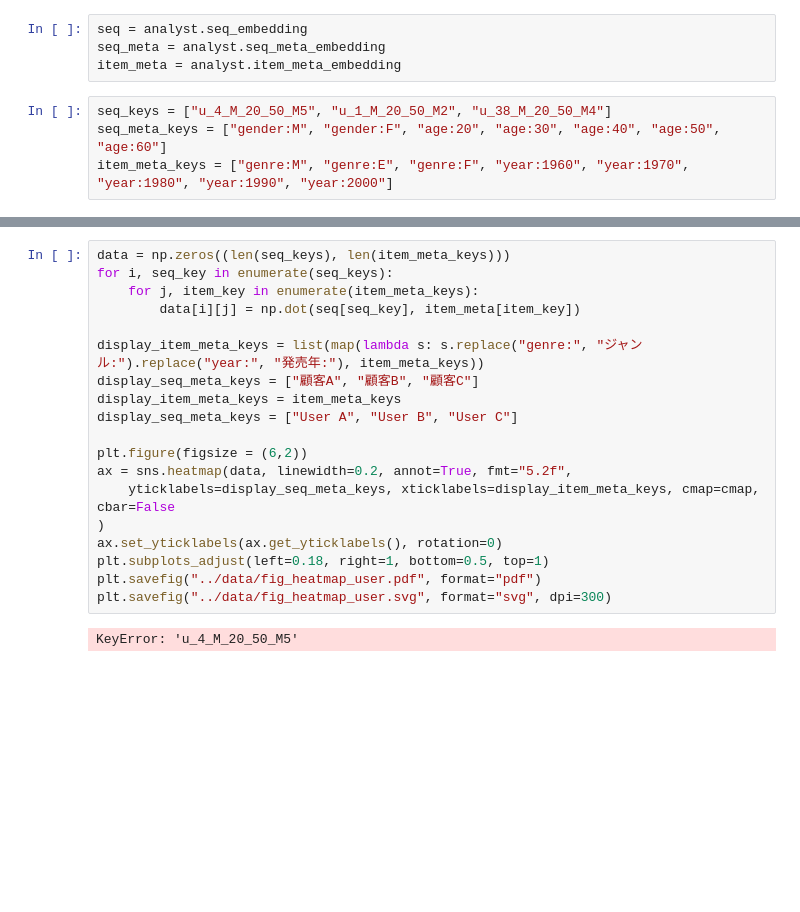
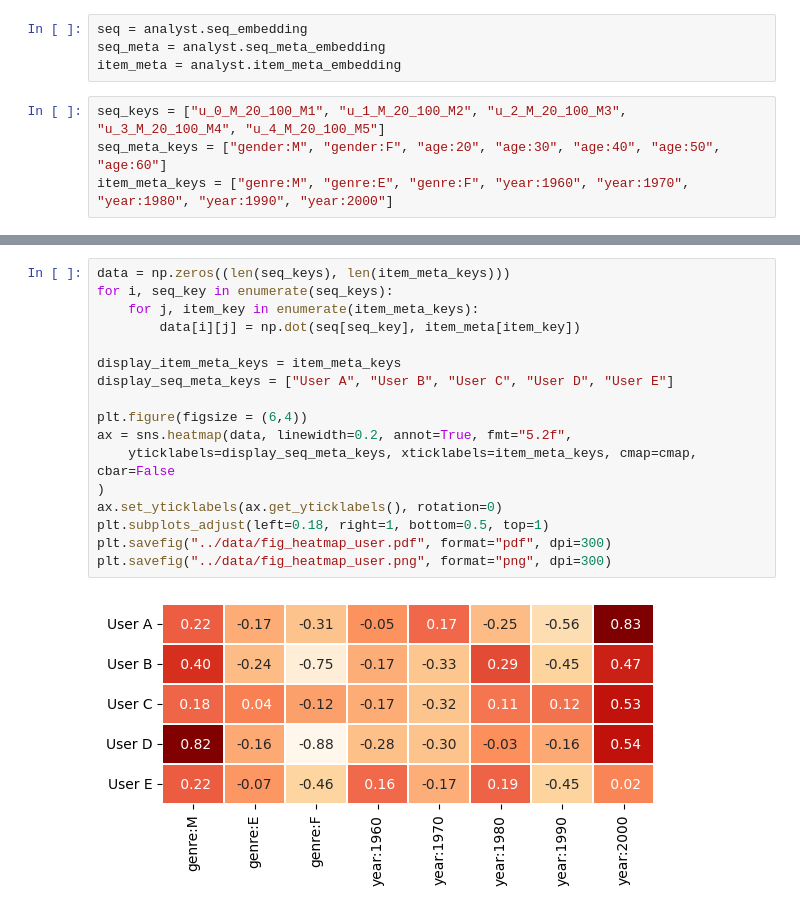
Before and after one commit to tishii2479/aau2v, a Jupyter notebook: notebooks/visualize_meta_matrix_toydata.ipynb, the cells around one changed output, grey strips where cells are left out. Saved outputs shown, nothing was run; the diff lists cells and outputs as text; blank space fills up the shorter version.

```diff
--- a/notebooks/visualize_meta_matrix_toydata.ipynb
+++ b/notebooks/visualize_meta_matrix_toydata.ipynb
@@ -67,6 +71,6 @@ seq = analyst.seq_embedding
 seq_meta = analyst.seq_meta_embedding
 item_meta = analyst.item_meta_embedding
 # %%
-seq_keys = ["u_4_M_20_50_M5", "u_1_M_20_50_M2", "u_38_M_20_50_M4"]
+seq_keys = ["u_0_M_20_100_M1", "u_1_M_20_100_M2", "u_2_M_20_100_M3", "u_3_M_20_100_M4", "u_4_M_20_100_M5"]
 seq_meta_keys = ["gender:M", "gender:F", "age:20", "age:30", "age:40", "age:50", "age:60"]
 item_meta_keys = ["genre:M", "genre:E", "genre:F", "year:1960", "year:1970", "year:1980", "year:1990", "year:2000"]
@@ -102,21 +99,19 @@ plt.savefig("../data/fig_heatmap.pdf", format="pdf", dpi=300)
 # %%
 data = np.zeros((len(seq_keys), len(item_meta_keys)))
 for i, seq_key in enumerate(seq_keys):
     for j, item_key in enumerate(item_meta_keys):
         data[i][j] = np.dot(seq[seq_key], item_meta[item_key])
 
-display_item_meta_keys = list(map(lambda s: s.replace("genre:", "ジャンル:").replace("year:", "発売年:"), item_meta_keys))
-display_seq_meta_keys = ["顧客A", "顧客B", "顧客C"]
 display_item_meta_keys = item_meta_keys
-display_seq_meta_keys = ["User A", "User B", "User C"]
+display_seq_meta_keys = ["User A", "User B", "User C", "User D", "User E"]
 
-plt.figure(figsize = (6,2))
+plt.figure(figsize = (6,4))
 ax = sns.heatmap(data, linewidth=0.2, annot=True, fmt="5.2f",
-    yticklabels=display_seq_meta_keys, xticklabels=display_item_meta_keys, cmap=cmap, cbar=False
+    yticklabels=display_seq_meta_keys, xticklabels=item_meta_keys, cmap=cmap, cbar=False
 )
 ax.set_yticklabels(ax.get_yticklabels(), rotation=0)
 plt.subplots_adjust(left=0.18, right=1, bottom=0.5, top=1)
-plt.savefig("../data/fig_heatmap_user.pdf", format="pdf")
-plt.savefig("../data/fig_heatmap_user.svg", format="svg", dpi=300)
+plt.savefig("../data/fig_heatmap_user.pdf", format="pdf", dpi=300)
+plt.savefig("../data/fig_heatmap_user.png", format="png", dpi=300)
 # %% [output]
-KeyError: 'u_4_M_20_50_M5'
+[figure, added]
```
Also changed, not shown: parts of 8 cells of this notebook, 8 other files.
